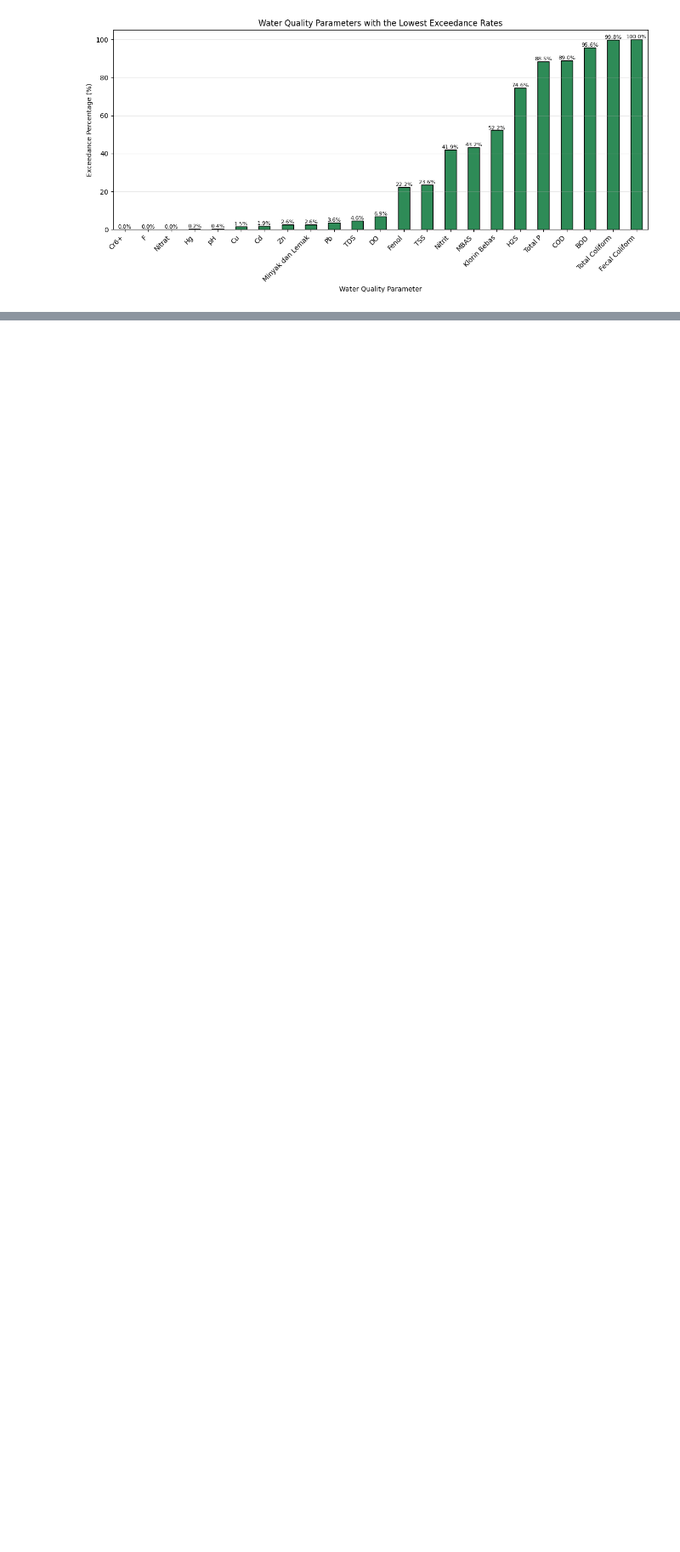
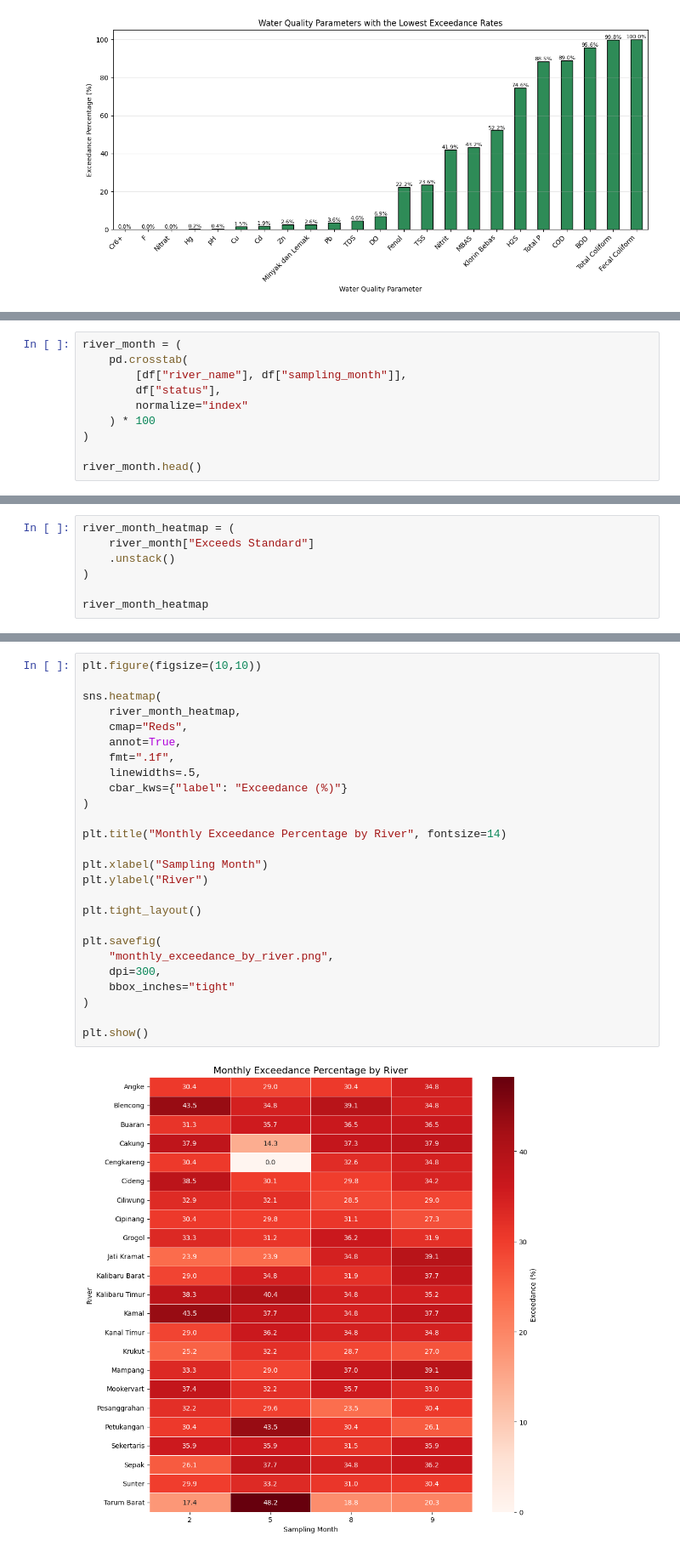
Before and after one commit to ARizalma/river-water-quality-analysis, a Jupyter notebook: notebooks/04_water_quality_analysis.ipynb, the cells around one changed output, grey strips where cells are left out. Shown at 85% size. Cells and saved outputs as stored; diff of their text form; blank space fills up the shorter version.

```diff
--- a/notebooks/04_water_quality_analysis.ipynb
+++ b/notebooks/04_water_quality_analysis.ipynb
@@ -916,0 +1036,10 @@ plt.show()
+# %%
+river_month = (
+    pd.crosstab(
+        [df["river_name"], df["sampling_month"]],
+        df["status"],
+        normalize="index"
+    ) * 100
+)
+
+river_month.head()
@@ -916,0 +1054,7 @@ plt.show()
+# %%
+river_month_heatmap = (
+    river_month["Exceeds Standard"]
+    .unstack()
+)
+
+river_month_heatmap
@@ -916,0 +1080,28 @@ plt.show()
+# %%
+plt.figure(figsize=(10,10))
+
+sns.heatmap(
+    river_month_heatmap,
+    cmap="Reds",
+    annot=True,
+    fmt=".1f",
+    linewidths=.5,
+    cbar_kws={"label": "Exceedance (%)"}
+)
+
+plt.title("Monthly Exceedance Percentage by River", fontsize=14)
+
+plt.xlabel("Sampling Month")
+plt.ylabel("River")
+
+plt.tight_layout()
+
+plt.savefig(
+    "monthly_exceedance_by_river.png",
+    dpi=300,
+    bbox_inches="tight"
+)
+
+plt.show()
+# %% [output]
+[figure, added]
```
Also changed, not shown: parts of 19 cells of this notebook.
